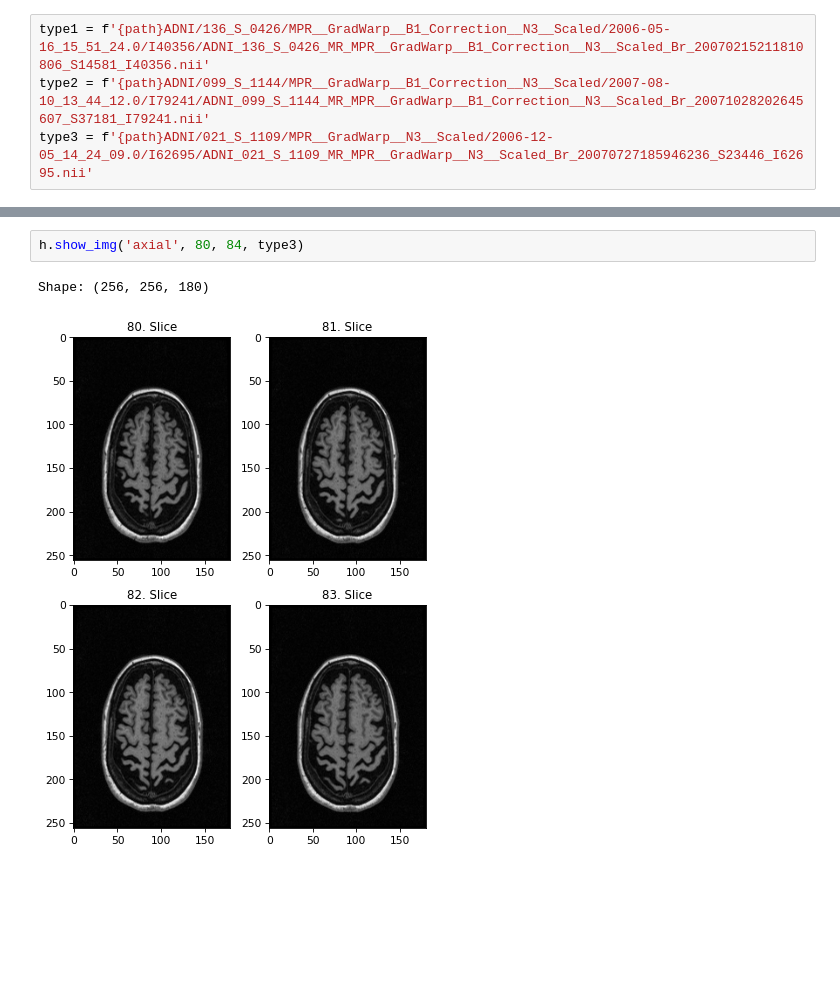
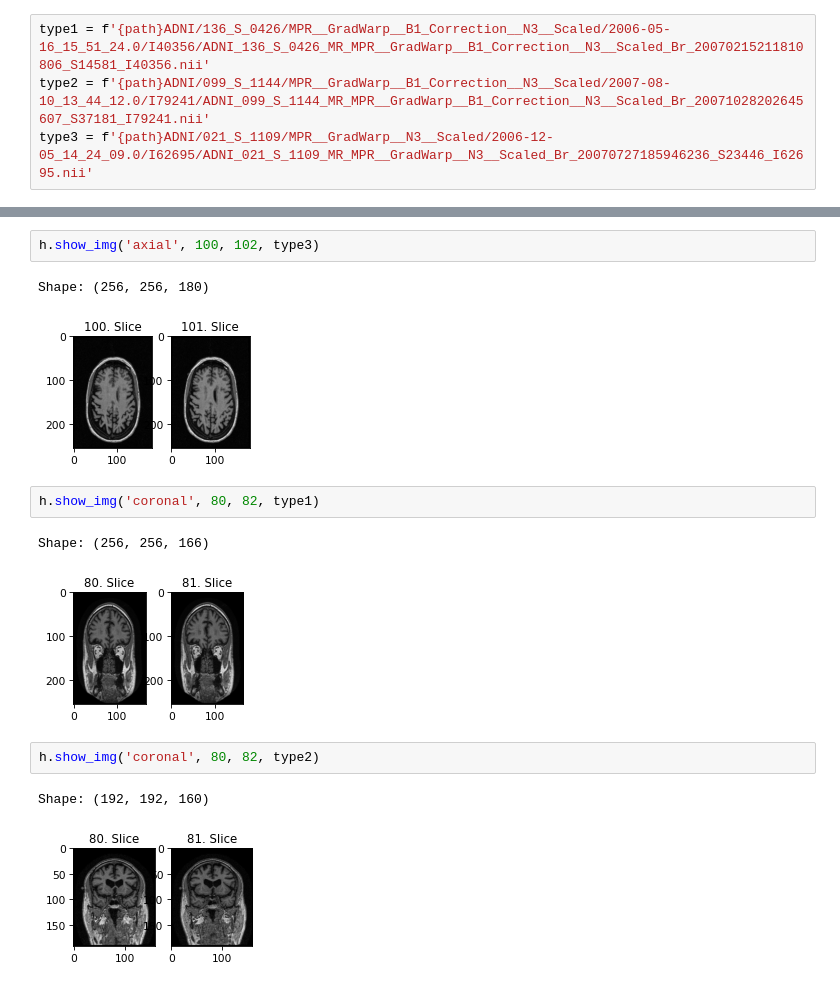
Before and after one commit to tanyelai/alzheimer, a Jupyter notebook: data_exploration/investigate_differences.ipynb, the cells around one changed output, grey strips where cells are left out. Saved outputs shown, nothing was run; the diff lists cells and outputs as text; blank space fills up the shorter version.

```diff
--- a/data_exploration/investigate_differences.ipynb
+++ b/data_exploration/investigate_differences.ipynb
@@ -99,5 +113,15 @@ Shape: (192, 192, 160)
 # %%
-h.show_img('axial', 80, 84, type3)
+h.show_img('axial', 100, 102, type3)
 # %% [output]
 Shape: (256, 256, 180)
-[figure, old version]
+[figure, new version]
+# %%
+h.show_img('coronal', 80, 82, type1)
+# %% [output]
+Shape: (256, 256, 166)
+[figure, added]
+# %%
+h.show_img('coronal', 80, 82, type2)
+# %% [output]
+Shape: (192, 192, 160)
+[figure, added]
```
Also changed, not shown: parts of 16 cells of this notebook.
